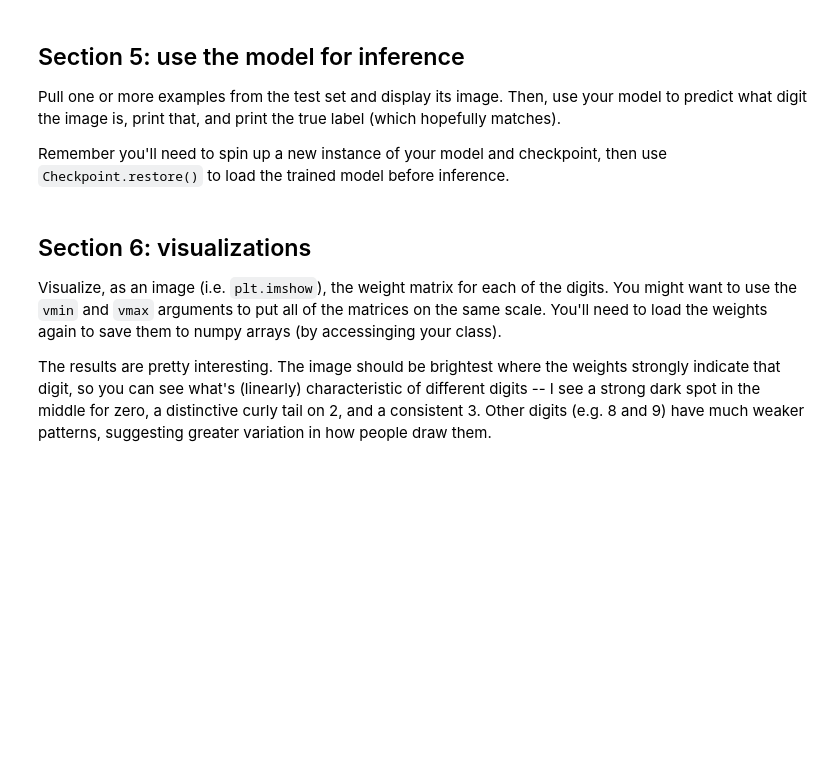
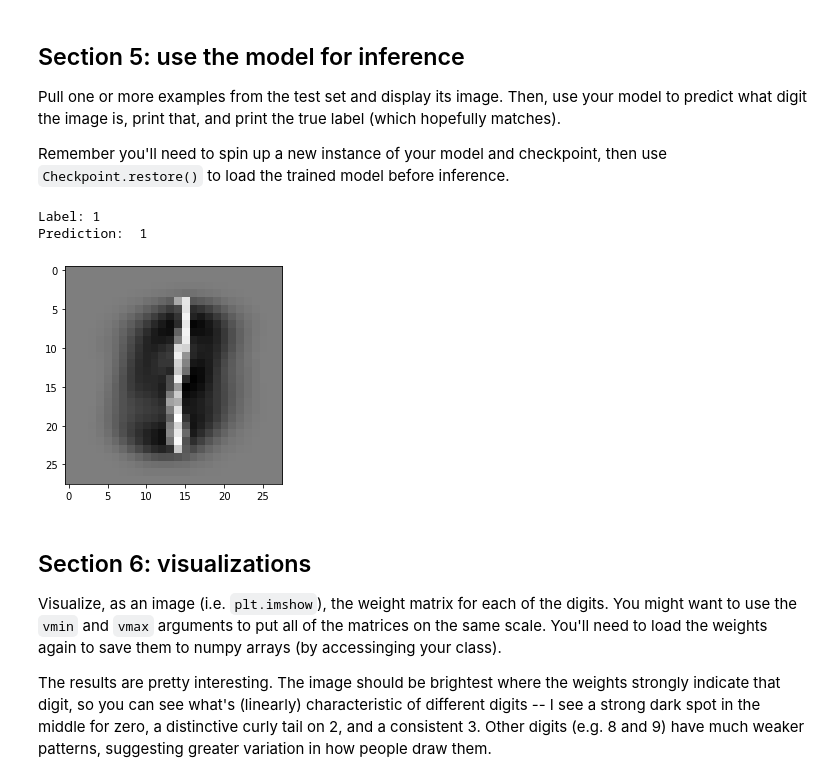
Before and after one commit to pramohan/caltech-cs11-tensorflow, a Jupyter notebook: labs/lab_2_linear_models/lab_2.ipynb, the cells around one changed output. Saved outputs shown, nothing was run; the diff lists cells and outputs as text; code cells hidden in the pictures; blank space fills up the shorter version.

```diff
--- a/labs/lab_2_linear_models/lab_2.ipynb
+++ b/labs/lab_2_linear_models/lab_2.ipynb
@@ -77,7 +77,7 @@ Functions to look at (not exhaustive):
 # %%
 # Hyperparameters
 epochs = 10
-batch_size = 32
+batch_size = 64
 n_batches_per_epoch_train = x_train.shape[1] // batch_size
 n_batches_per_epoch_test = x_test.shape[1] // batch_size
 
@@ -168,10 +168,9 @@ def _loss(target, actual):
     return tf.reduce_mean((tf.math.multiply(-target,tf.math.log(actual))))
 
 def accuracy(target, actual):
-    target_idx = tf.argmax(target)
-    actual_idx = tf.argmax(actual)
-    acc = len(tf.where(target_idx == actual_idx))/len(target)
-    return tf.constant(acc, dtype = tf.float32)
+    target_idx = tf.argmax(target, axis = 1)
+    actual_idx = tf.argmax(actual, axis = 1)
+    return tf.reduce_mean(tf.cast(tf.math.equal(target_idx, actual_idx),tf.float32))
 # %% [markdown]
 ### 3.3: The optimizer
 Add an optimizer (simple gradient descent is fine). You may need to play around with the learning rate to find one that works.
@@ -284,3 +286,25 @@ Remember you'll need to spin up a new instance of your model and checkpoint, the
+# %%
+new_model = LogisticRegression()
+new_check = tf.train.Checkpoint(model=new_model)
+new_check.restore('./checkpoints_lecture/model')
+
+values, _ = iter(dataset_test).get_next()
+
+preds = tf.argmax(new_model(values),axis = 1).numpy()
+for x,y in dataset_test.take(1):
+    x_test = x.numpy()
+    y_test = y.numpy()
+
+example = 42 # possible values range from 0 to 63
+
+plt.figure()
+plt.imshow(np.reshape(x_test[example,:], (28,28)), cmap = 'gray')
+print('Label:',np.argmax(y_test[example]))
+print('Prediction: ',preds[example])
+# %% [output]
+Label: 1
+Prediction:  1
+[figure, added]
 # %% [markdown]
 ## Section 6: visualizations
 Visualize, as an image (i.e. `plt.imshow`), the weight matrix for each of the digits.
```
Also changed, not shown: parts of 4 cells of this notebook, 5 other files.
